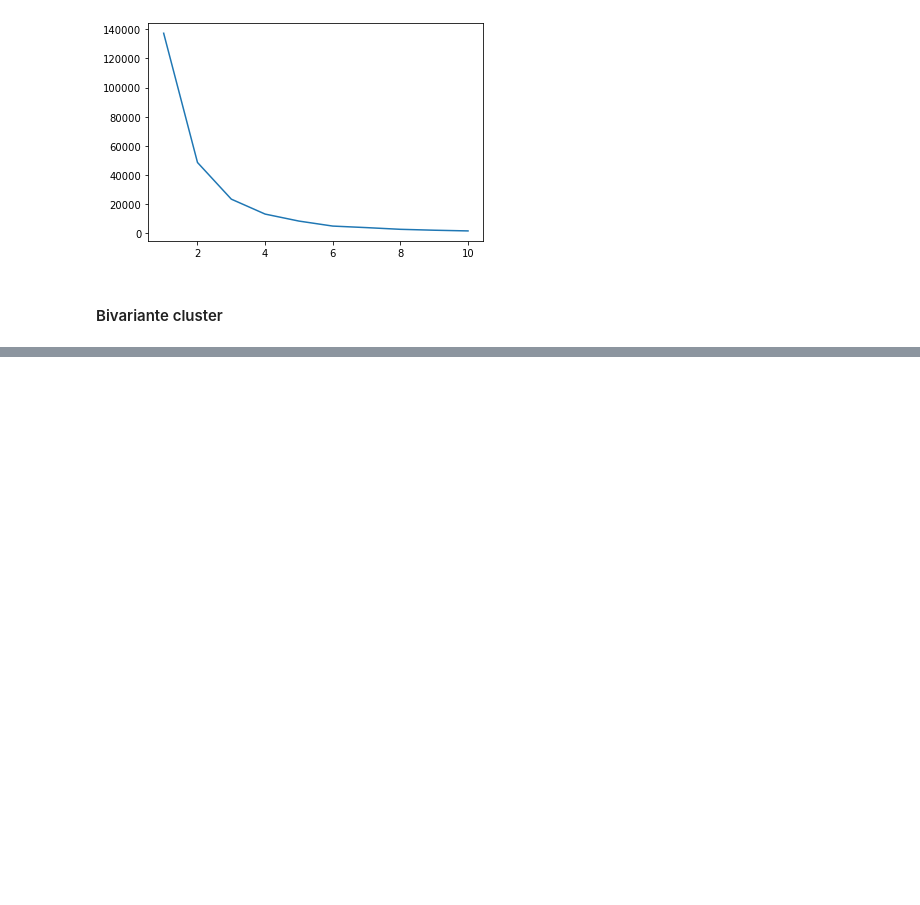
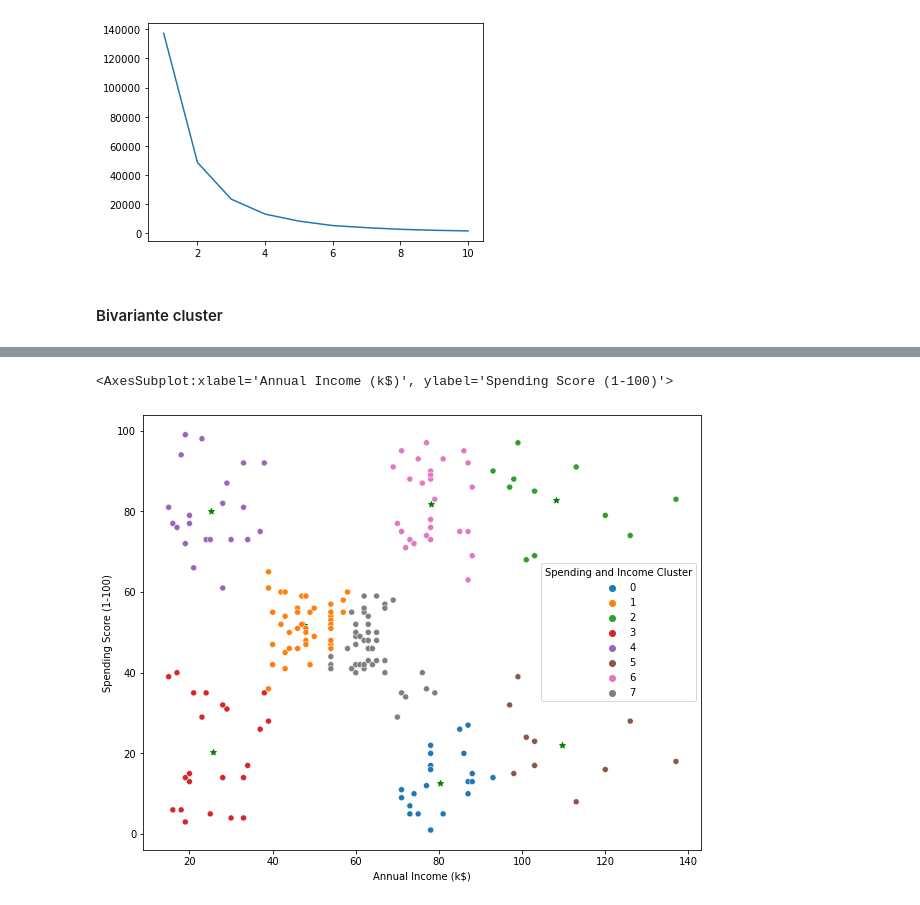
Before and after one commit to MiguelStc/Data_Analyst_Customer_Segmentation_-_Clustering, a Jupyter notebook: mall_customer.ipynb, the cells around one changed output, grey strips where cells are left out. Cells and saved outputs as stored; diff of their text form; code cells hidden in the pictures; blank space fills up the shorter version.

```diff
--- a/mall_customer.ipynb
+++ b/mall_customer.ipynb
@@ -176,0 +210,8 @@ dataframe.groupby('income cluster')['Age', 'Annual Income (k$)', 'Spending Score
+# %%
+plt.figure(figsize=(10,8))
+plt.scatter(x=centers['x'],y=centers['y'],c='green', marker='*')
+sns.scatterplot(data=dataframe, x='Annual Income (k$)', y='Spending Score (1-100)', hue='Spending and Income Cluster',palette='tab10'
+                )
+# %% [output]
+<AxesSubplot:xlabel='Annual Income (k$)', ylabel='Spending Score (1-100)'>
+[figure, added]
```
Also changed, not shown: parts of 17 cells of this notebook.
